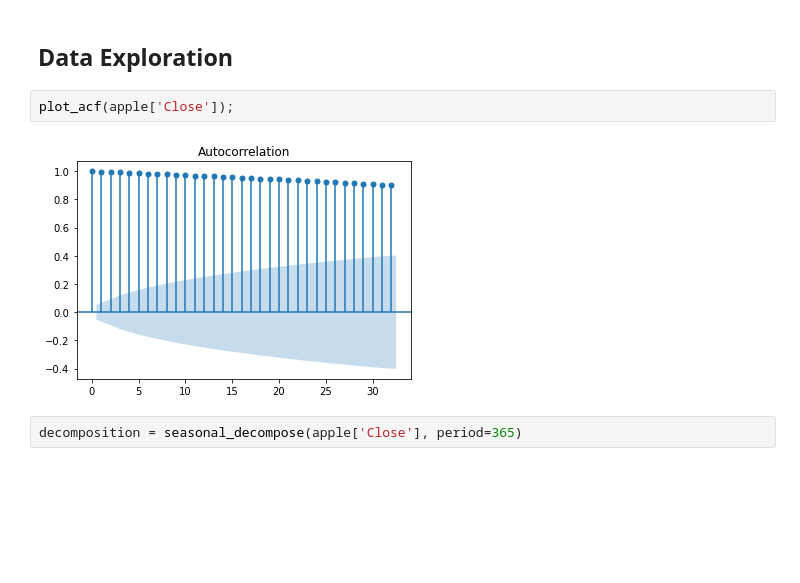
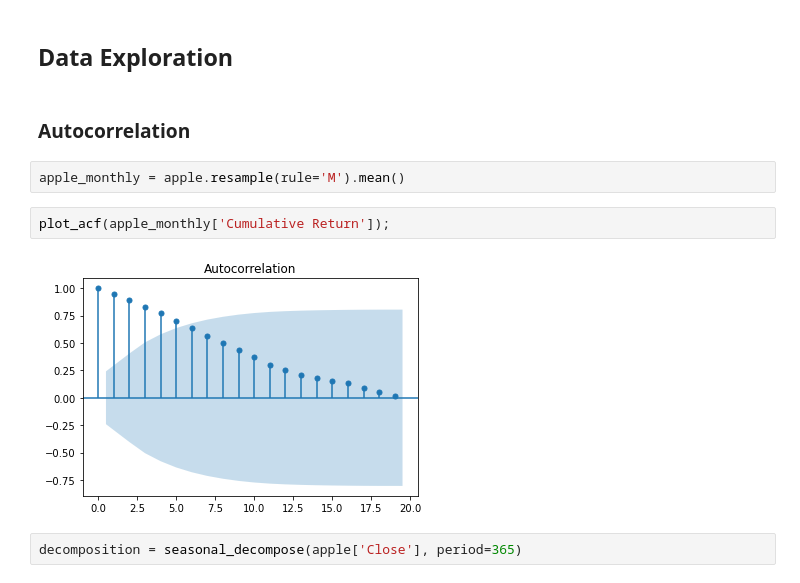
Before and after one commit to jmg0144/Stock-Market-Analysis, a Jupyter notebook: Stock-Market-Analysis.ipynb, the cells around one changed output. Saved outputs shown, nothing was run; the diff lists cells and outputs as text; blank space fills up the shorter version.

```diff
--- a/Stock-Market-Analysis.ipynb
+++ b/Stock-Market-Analysis.ipynb
@@ -243,10 +232,14 @@ dtypes: float64(8), object(1)
 memory usage: 771.9+ KB
 # %% [markdown]
 ## Data Exploration
-# %%
-plot_acf(apple['Close']);
-# %% [output]
-[figure, removed]
+# %% [markdown]
+### Autocorrelation
+# %%
+apple_monthly = apple.resample(rule='M').mean()
+# %%
+plot_acf(apple_monthly['Cumulative Return']);
+# %% [output]
+[figure, added]
 # %%
 decomposition = seasonal_decompose(apple['Close'], period=365)
 # %%
```
Also changed, not shown: parts of 86 cells of this notebook.
